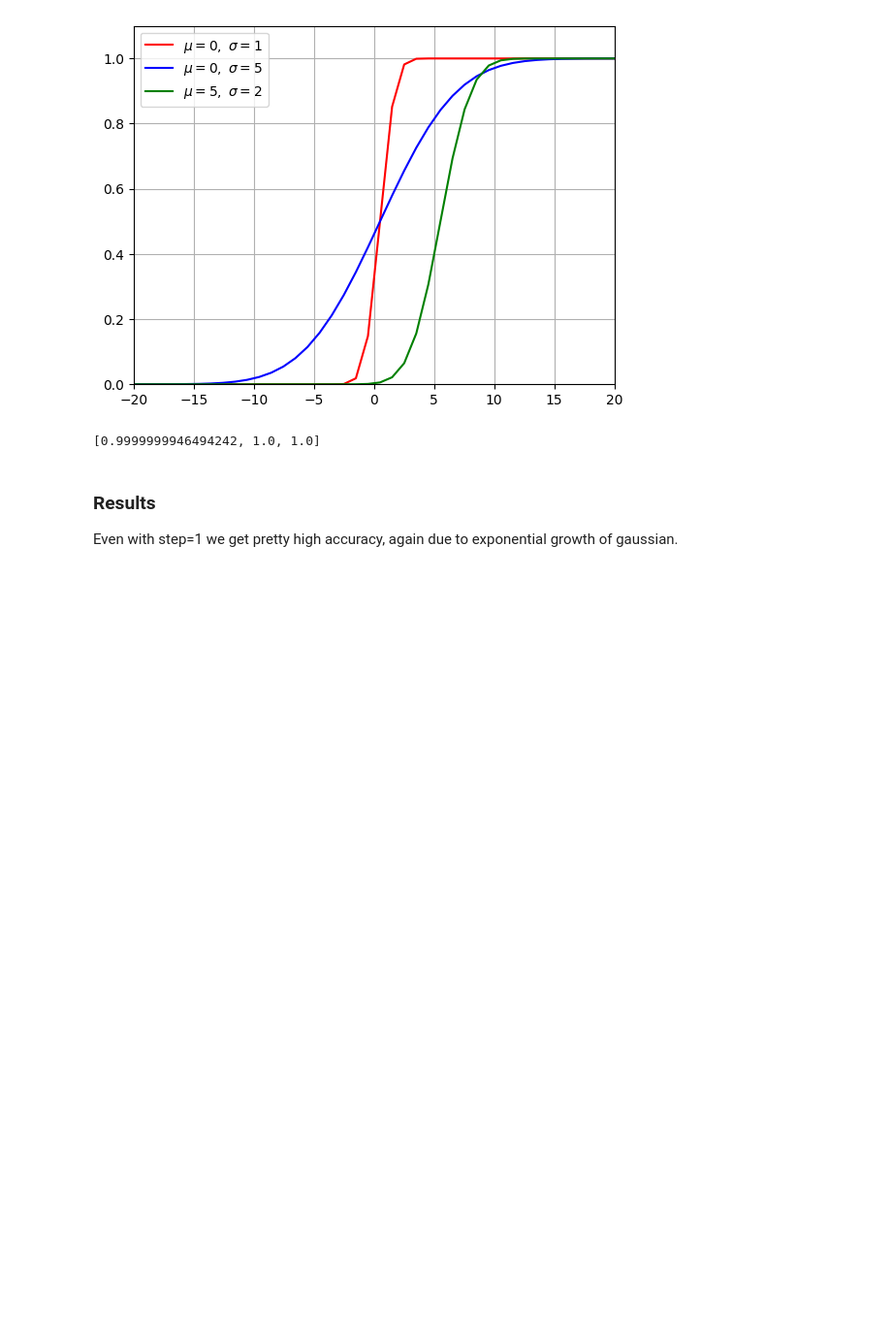
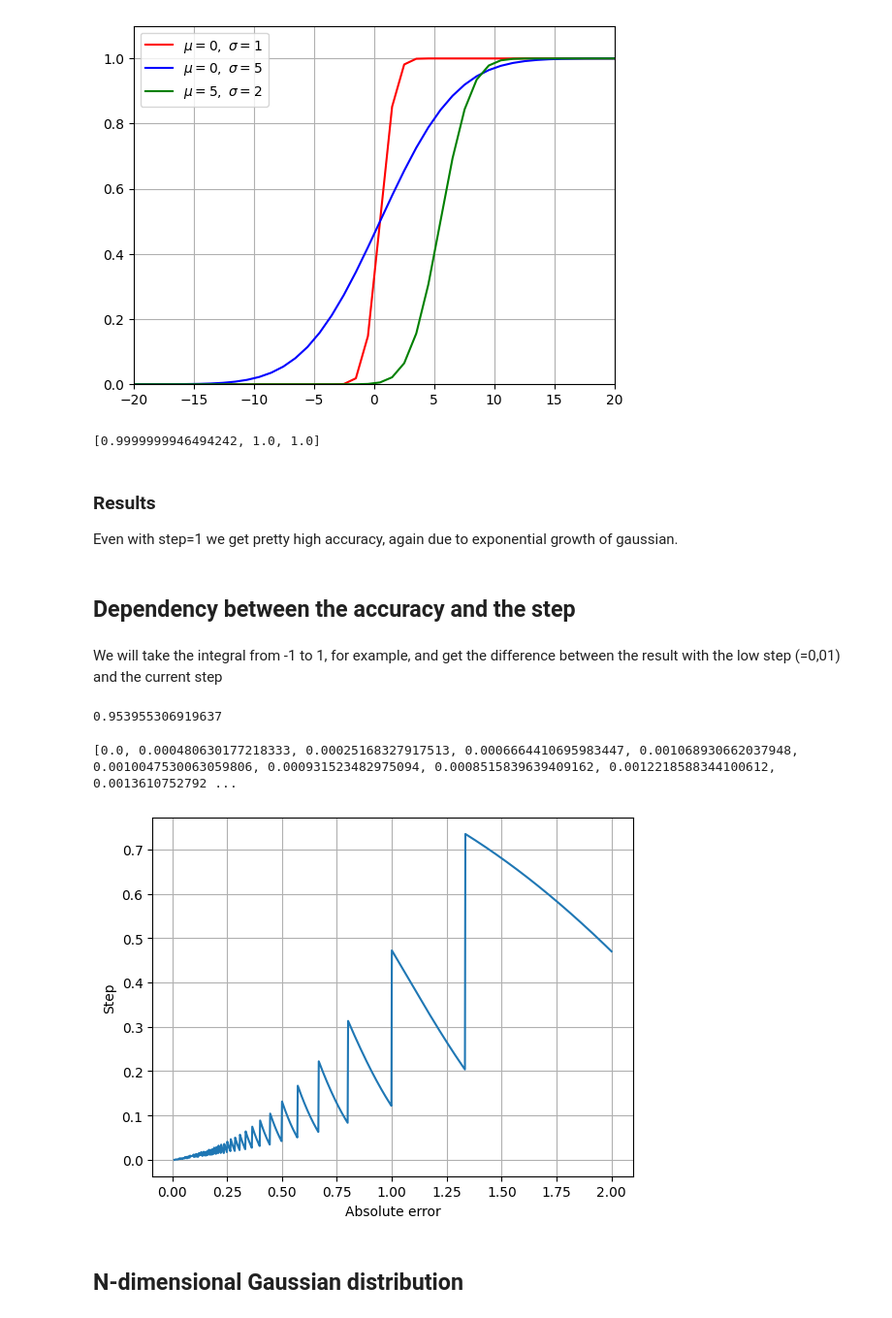
Before and after one commit to Phoen1xBird/Tensor-Nets, a Jupyter notebook: gaussina_integral.ipynb, the cells around one changed output. Shown: that part at 97% size. Drawn from its saved outputs; the diff is of its cells as text; code cells hidden in the pictures; blank space fills up the shorter version.

```diff
--- a/gaussina_integral.ipynb
+++ b/gaussina_integral.ipynb
@@ -126,3 +126,44 @@ last_points
 # %% [markdown]
 ### Results
 Even with step=1 we get pretty high accuracy, again due to exponential growth of gaussian.
+# %% [markdown]
+## Dependency between the accuracy and the step
+# %% [markdown]
+We will take the integral from -1 to 1, for example, and get the difference between the result with the low step (=0,01) and the current step
+# %%
+def integral(func, mu, sigma, start_point, end_point, step):
+    n_samples = int((end_point - start_point) / step)
+    result = 0
+    for i in range(1, n_samples):
+        #print(result)
+        result+= func(start_point + step / 2, mu, sigma) * step
+        start_point += step
+    return result
+# %%
+STEPS = np.linspace(0.01, 2, 1000)
+START_POINT = -2
+END_POINT = 2
+INFINITY = - 2**10
+# RIGHT_ANS = integral(gauss_func, 0, 1, INFINITY, END_POINT, 0.01) \
+#              - integral(gauss_func, 0, 1, INFINITY, START_POINT,  0.01)
+RIGHT_ANS = integral(gauss_func, 0, 1, START_POINT, END_POINT, 0.01)
+RIGHT_ANS
+# %% [output]
+0.953955306919637
+# %%
+Y = []
+for step in STEPS:
+    current = integral(gauss_func, 0, 1, START_POINT, END_POINT, step)
+    Y.append(abs(current - RIGHT_ANS))
+print(Y)
+plt.plot(STEPS, Y)
+#plt.axis([-20, 20, 0, 1.1])
+plt.xlabel('Absolute error')
+plt.ylabel('Step')
+plt.grid()
+plt.show()
+# %% [output]
+[0.0, 0.000480630177218333, 0.00025168327917513, 0.0006664410695983447, 0.001068930662037948, 0.0010047530063059806, 0.000931523482975094, 0.0008515839639409162, 0.0012218588344100612, 0.0013610752792 ...
+[figure, added]
+# %% [markdown]
+## N-dimensional Gaussian distribution
```
Also changed, not shown: parts of 2 cells of this notebook.
